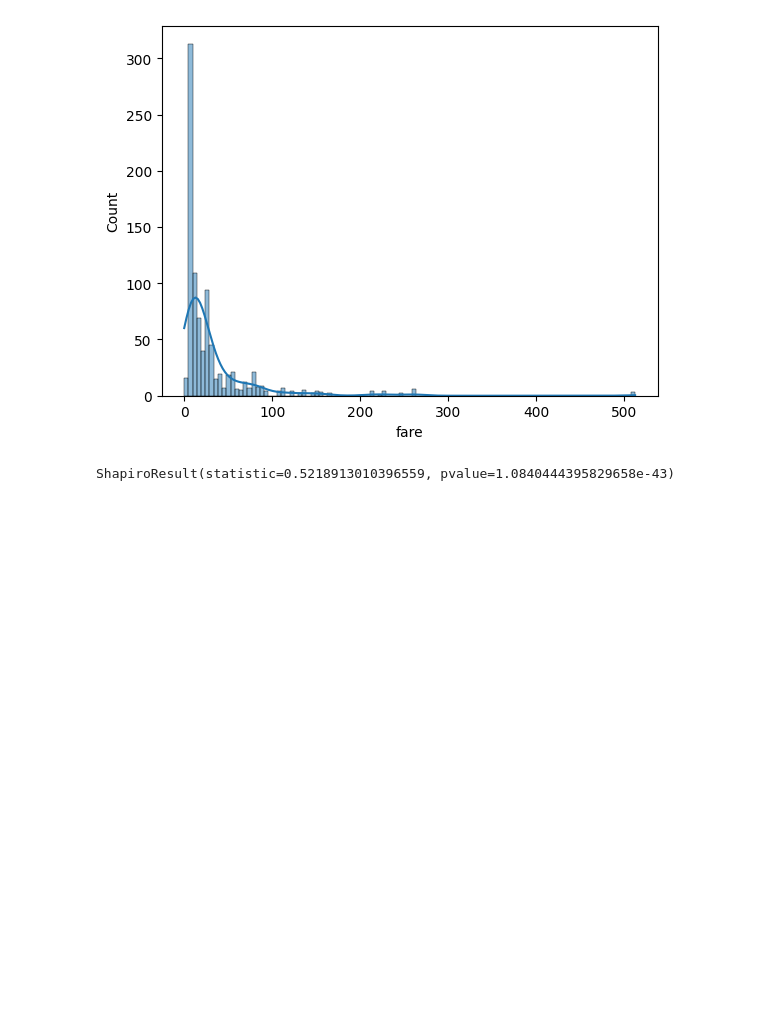
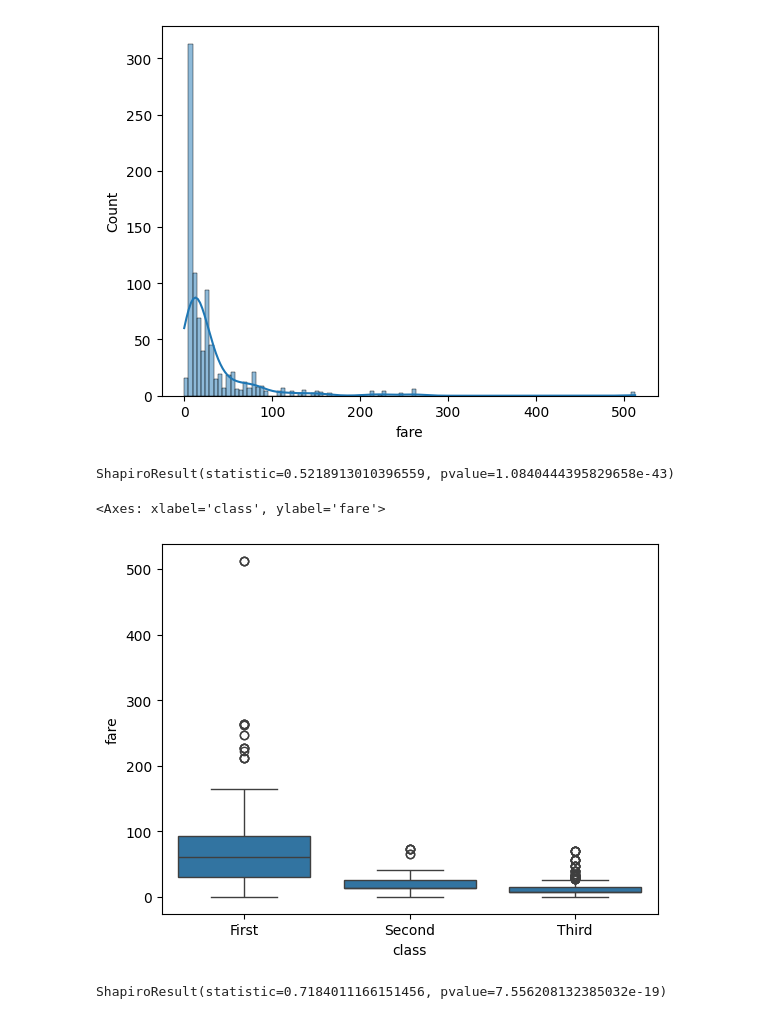
Before and after one commit to gak92/pkc2023, a Jupyter notebook: day_14/06_eda.ipynb, the cells around one changed output. Saved outputs shown, nothing was run; the diff lists cells and outputs as text; code cells hidden in the pictures; blank space fills up the shorter version.

Commit message:
check if data of fare column is normal distributed

```diff
--- a/day_14/06_eda.ipynb
+++ b/day_14/06_eda.ipynb
@@ -161,3 +161,13 @@ sns.histplot(df['fare'], kde=True)
 stats.shapiro(df['fare'])
 # %% [output]
 ShapiroResult(statistic=0.5218913010396559, pvalue=1.0840444395829658e-43)
+# %%
+sns.boxplot(data=df, x='class', y='fare')
+# %% [output]
+<Axes: xlabel='class', ylabel='fare'>
+[figure, added]
+# %%
+df_first_class = df[df['class'] == 'First']
+stats.shapiro(df_first_class['fare'])
+# %% [output]
+ShapiroResult(statistic=0.7184011166151456, pvalue=7.556208132385032e-19)
```
Also changed, not shown: parts of 13 cells of this notebook.
